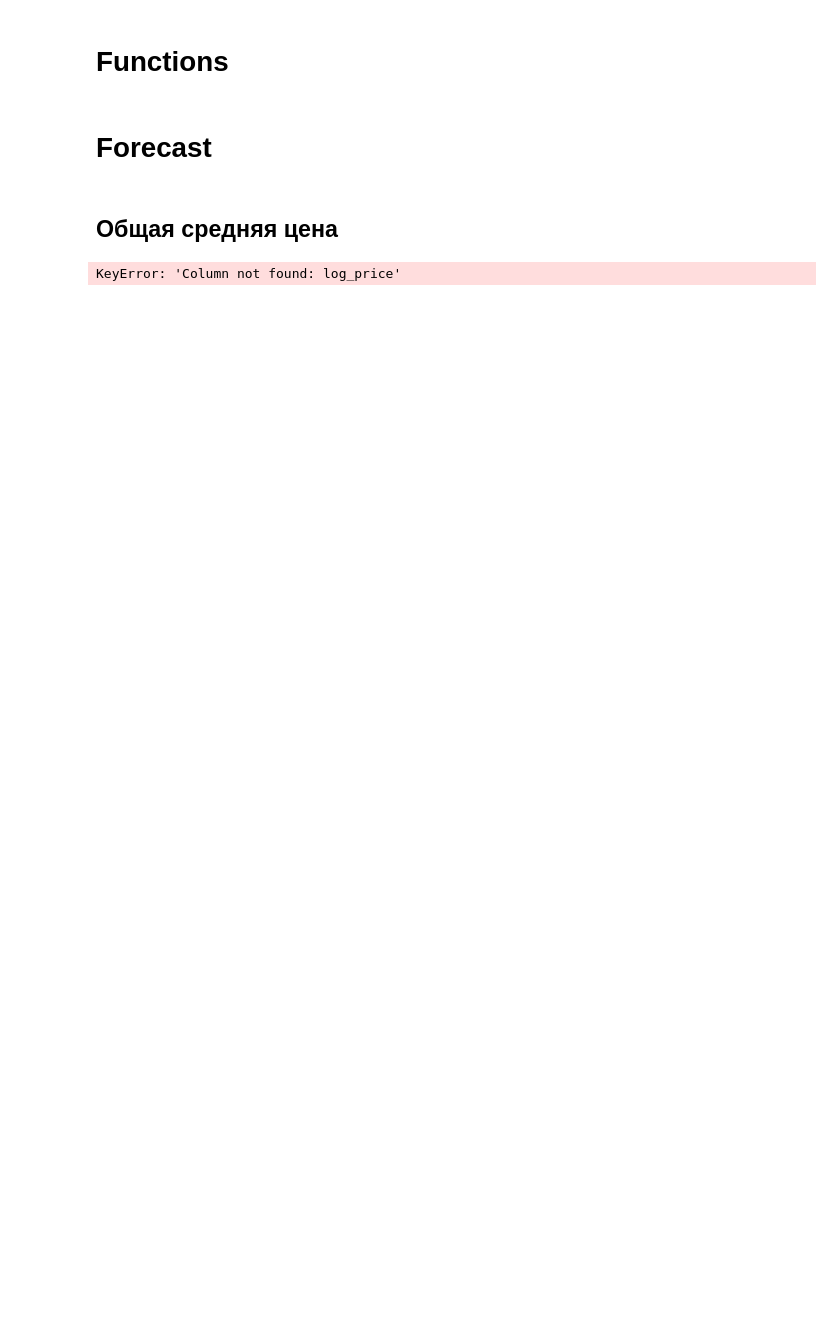
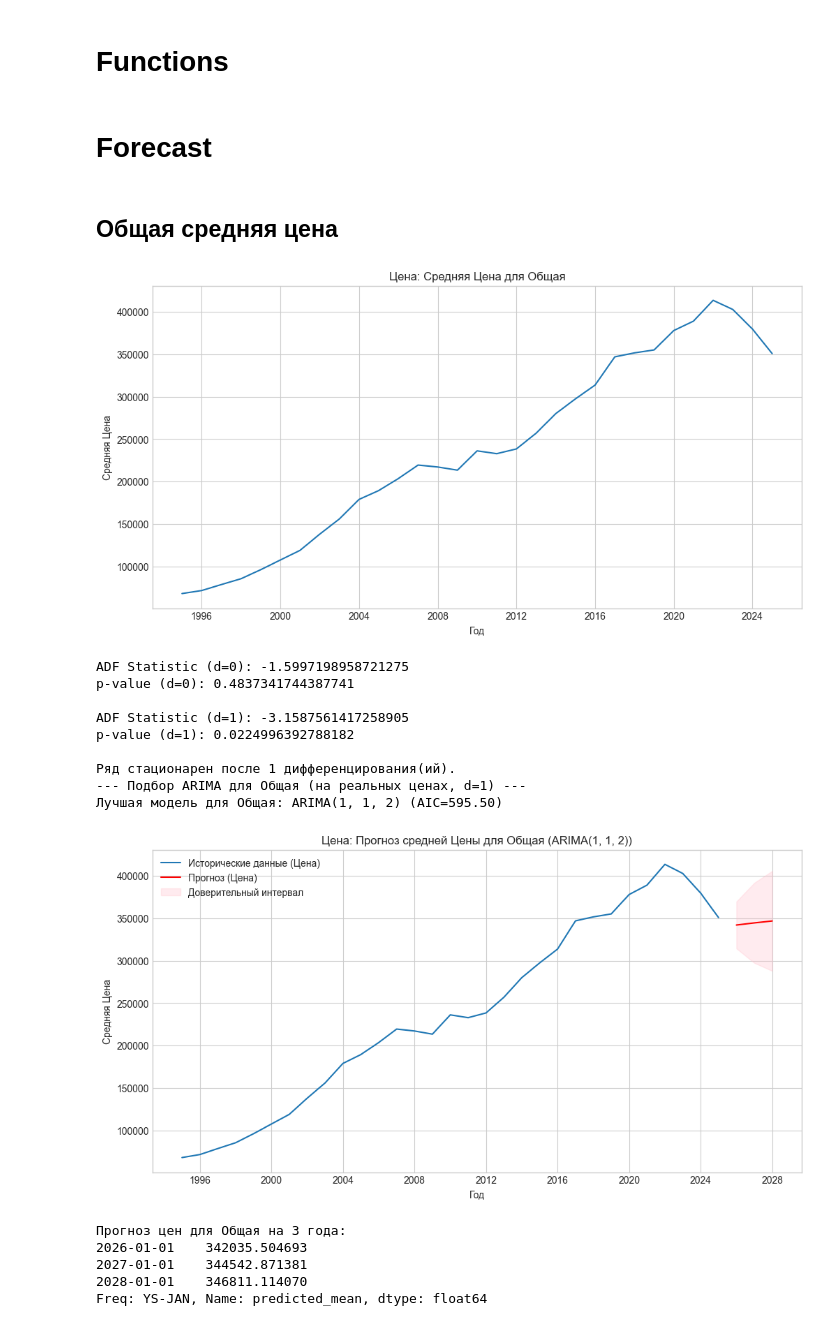
Before and after one commit to 1337Tema/HM-Land-Registry-ML-EDA-ARIMA-Geospatial, a Jupyter notebook: ARIMA.ipynb, the cells around one changed output. Cells and saved outputs as stored; diff of their text form; code cells hidden in the pictures; blank space fills up the shorter version.

```diff
--- a/ARIMA.ipynb
+++ b/ARIMA.ipynb
@@ -110,13 +169,61 @@ def plot_arima_forecast(series, category_name, n_periods=3, title_prefix=""):
+# %%
+# --- Вспомогательная функция для агрегации и заполнения ---
+def prepare_timeseries(df_input, group_col=None, filter_val=None):
+    if group_col and filter_val:
+        df_filtered = df_input[df_input[group_col] == filter_val]
+    else:
+        df_filtered = df_input.copy()
+
+    # Увеличим порог, так как ряды цен могут быть более волатильными
+    if len(df_filtered) < 50: return pd.Series(dtype='float64')
+
+    df_agg = df_filtered.groupby('year')['price'].mean() # Агрегируем 'price'
+    if df_agg.empty: return pd.Series(dtype='float64')
+
+    df_agg.index = pd.to_datetime(df_agg.index, format='%Y')
+
+    if not df_agg.empty and len(df_agg.dropna()) > 1:
+        min_year_series = df_agg.index.min().year
+        max_year_series = df_agg.index.max().year
+        full_year_index_series = pd.date_range(start=f'{min_year_series}-01-01',
+                                               end=f'{max_year_series}-01-01',
+                                               freq='AS')
+        # Интерполируем и заполняем края, если необходимо
+        df_agg_filled = df_agg.reindex(full_year_index_series).interpolate(method='linear', limit_direction='both')
+        return df_agg_filled.dropna()
+    elif not df_agg.empty:
+        return df_agg.dropna()
+    return pd.Series(dtype='float64')
 # %% [markdown]
 # Forecast
+# %%
+min_data_year = df_ts['year'].min()
+max_data_year = df_ts['year'].max()
+N_FORECAST_YEARS = 3
+all_years_index = pd.date_range(start=f'{min_data_year}-01-01',
+                                end=f'{max_data_year + N_FORECAST_YEARS}-01-01',
+                                freq='AS')
+df_results = pd.DataFrame(index=all_years_index)
+df_results.index.name = 'year'
 # %% [markdown]
 ## Общая средняя цена
 # %%
-df_agg_total = df_ts.groupby('year')['log_price'].mean()
-# Преобразуем индекс в DateTimeIndex (годовой)
-df_agg_total.index = pd.to_datetime(df_agg_total.index, format='%Y')
-df_agg_total = df_agg_total.asfreq('AS') # 'AS' - Annual, start of year
-
-model_total, forecast_total = plot_arima_forecast(df_agg_total, "Всех типов недвижимости")
+series_total = prepare_timeseries(df_ts)
+df_results = plot_arima_forecast_statsmodels(series_total, "Общая", df_results, n_periods=N_FORECAST_YEARS, title_prefix="Цена: ")
 # %% [output]
+[figure, added]
-KeyError: 'Column not found: log_price'
+ADF Statistic (d=0): -1.5997198958721275
+p-value (d=0): 0.4837341744387741
+
+ADF Statistic (d=1): -3.1587561417258905
+p-value (d=1): 0.0224996392788182
+
+Ряд стационарен после 1 дифференцирования(ий).
+--- Подбор ARIMA для Общая (на реальных ценах, d=1) ---
+Лучшая модель для Общая: ARIMA(1, 1, 2) (AIC=595.50)
+[figure, added]
+Прогноз цен для Общая на 3 года:
+2026-01-01    342035.504693
+2027-01-01    344542.871381
+2028-01-01    346811.114070
+Freq: YS-JAN, Name: predicted_mean, dtype: float64
```
Also changed, not shown: parts of 17 cells of this notebook, 7 other files.
